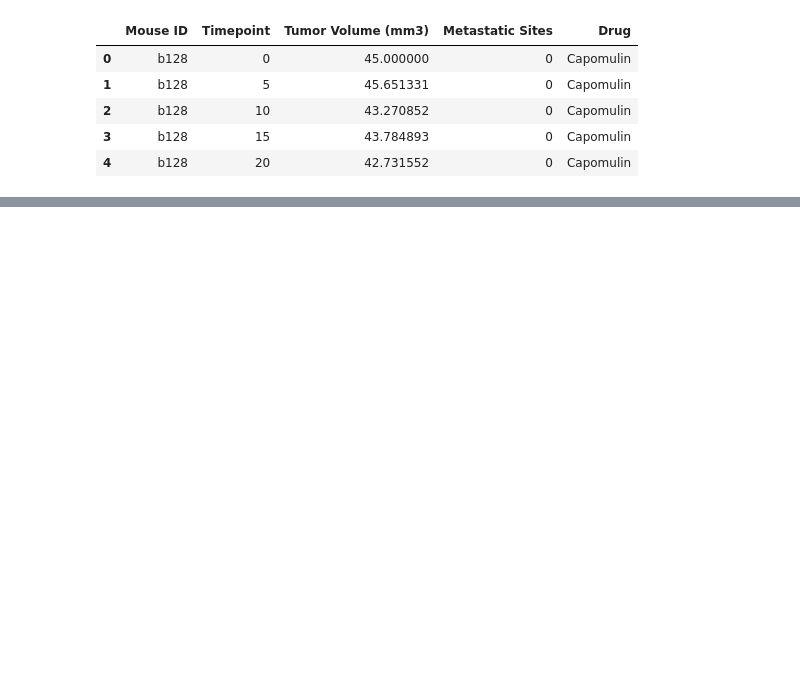
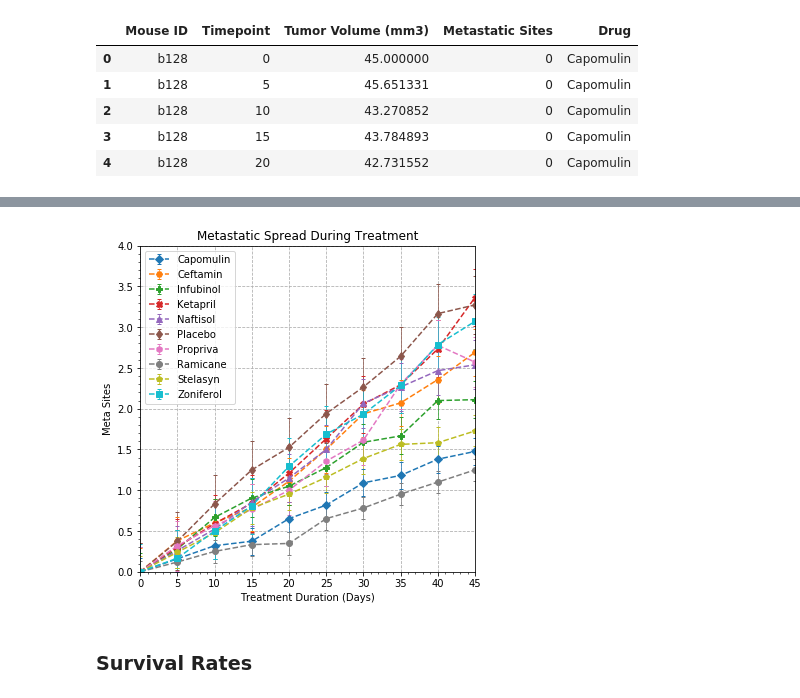
Before and after one commit to monicam85/matplotlib_hw5, a Jupyter notebook: Pymaceuticals.ipynb, the cells around one changed output, grey strips where cells are left out. Cells and saved outputs as stored; diff of their text form; code cells hidden in the pictures; blank space fills up the shorter version.

```diff
--- a/Pymaceuticals.ipynb
+++ b/Pymaceuticals.ipynb
@@ -90,0 +114,5 @@ clinical_trial.pivot_table(clinical_trial,index='Timepoint',columns=['Drug'])
+# %%
+Meta_resp=clinical_trial.drop(['Tumor Volume (mm3)'],
+                               axis=1).groupby(['Drug','Timepoint']
+                                              ).mean()
+Meta_resp.head(5)
@@ -90,0 +127,4 @@ clinical_trial.pivot_table(clinical_trial,index='Timepoint',columns=['Drug'])
+# %%
+pvt_Meta_resp=Meta_resp.pivot_table(Meta_resp,index='Timepoint',columns=['Drug'])
+pvt_Meta_resp=pvt_Meta_resp.xs('Metastatic Sites', axis=1)
+pvt_Meta_resp.head()
@@ -90,0 +139,25 @@ clinical_trial.pivot_table(clinical_trial,index='Timepoint',columns=['Drug'])
+# %%
+fig, ax=plt.subplots(figsize=(6,6), linewidth=0.1)
+ax.set_ylabel('Meta Sites')
+ax.set_xlabel('Treatment Duration (Days)')
+ax.set_title('Metastatic Spread During Treatment')
+ax.minorticks_on()
+ax.set_xlim(0, 45)
+ax.set_ylim(0,4)
+ax.grid(True,linestyle='dashed')
+m=0
+for col in pvt_Meta_resp.columns:
+    try:
+        ms= '--' + markers[i]; i=i+1
+    except:
+        i=0
+
+    sem=[s.sem() for s in [pvt_Meta_resp[col]]]
+    ax.errorbar(pvt_Meta_resp.index,pvt_Meta_resp[col], yerr= sem[0],
+                fmt=ms, capthick=1, capsize=2, elinewidth=0.7 )
+plt.legend(loc=2)
+plt.show()
+# %% [output]
+[figure, added]
+# %% [markdown]
+### Survival Rates
```
Also changed, not shown: parts of 18 cells of this notebook.
